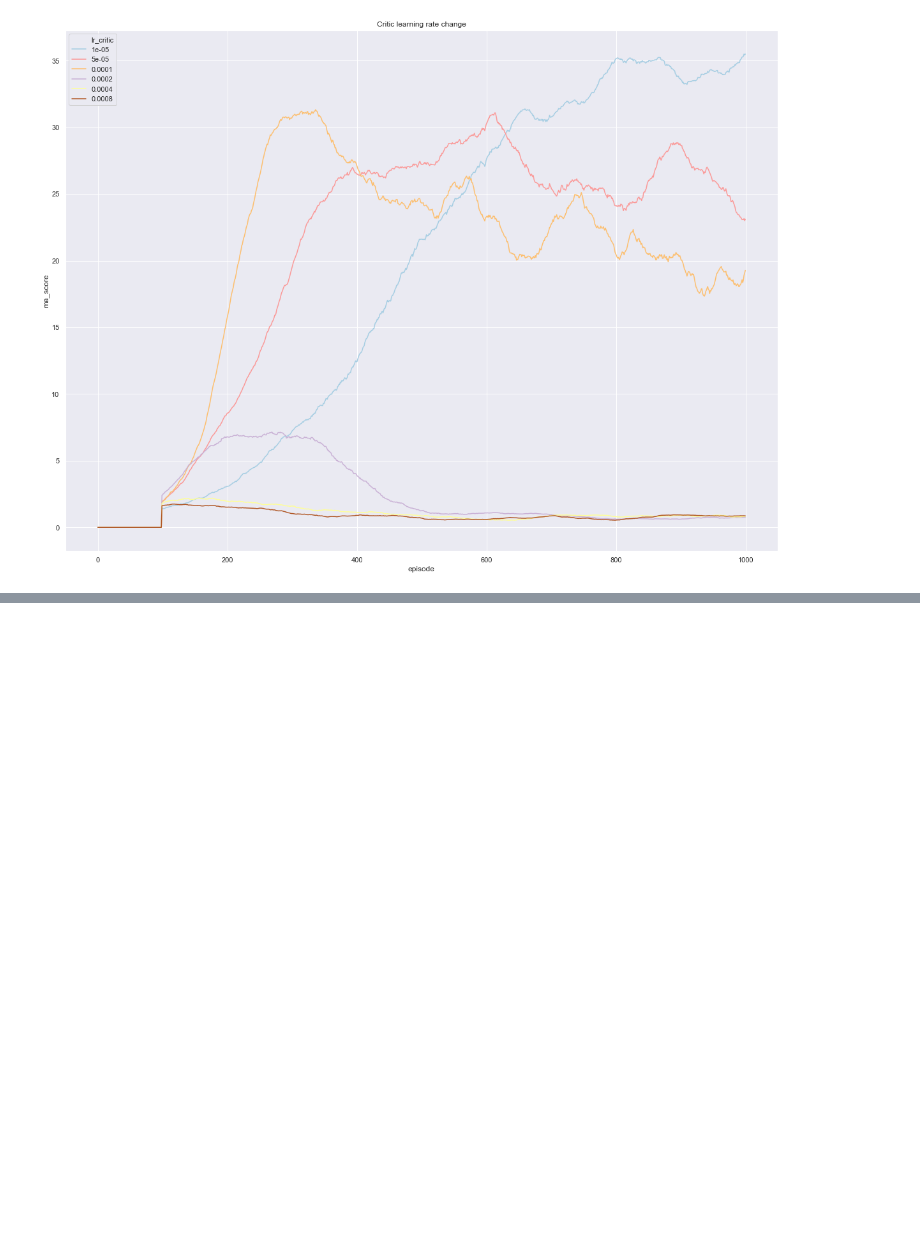
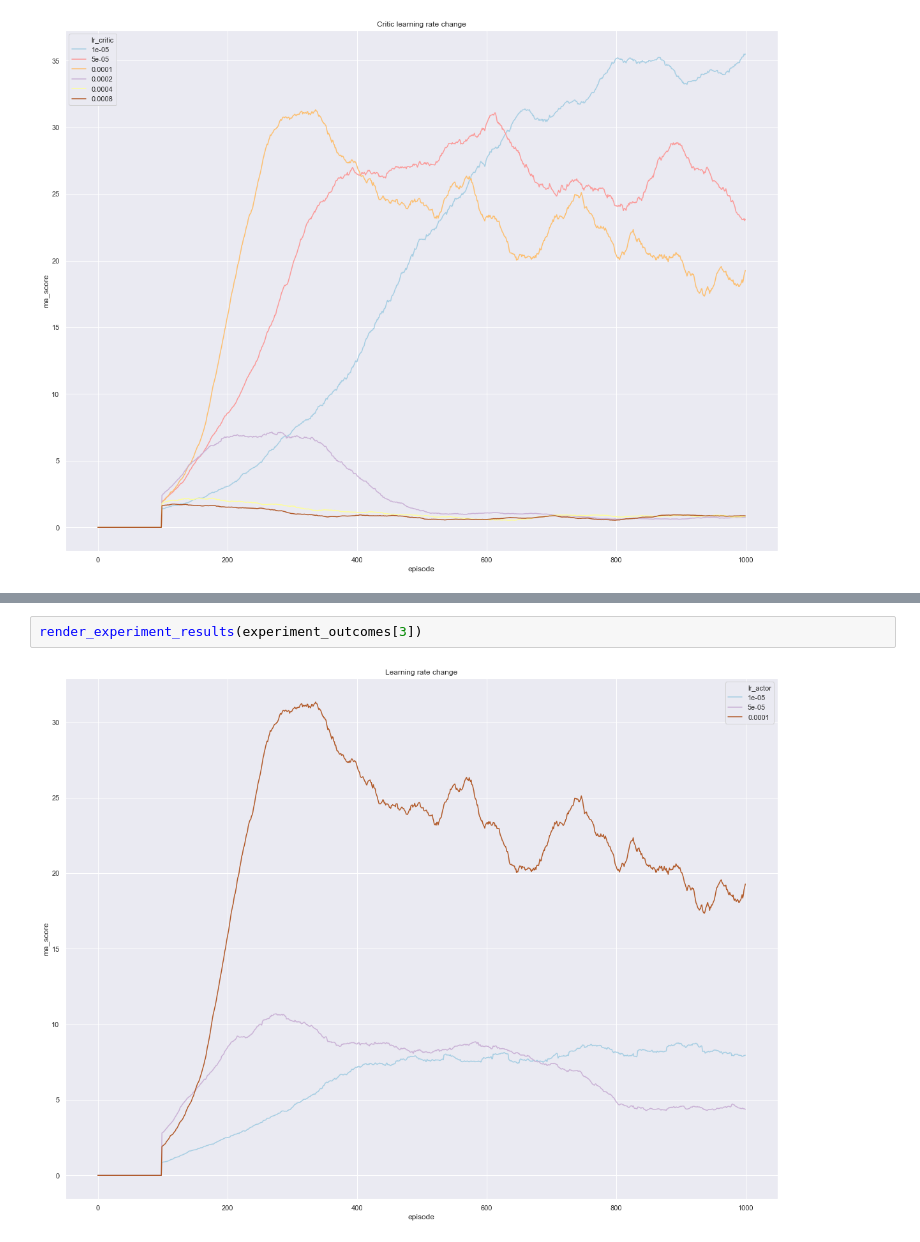
Before and after one commit to jezzarax/drlnd_p2_continuous, a Jupyter notebook: Hyperparameter_search_results_exploration.ipynb, the cells around one changed output, grey strips where cells are left out. Saved outputs shown, nothing was run; the diff lists cells and outputs as text; blank space fills up the shorter version.

Commit message:
Add more results for non-noisy single agent

```diff
--- a/Hyperparameter_search_results_exploration.ipynb
+++ b/Hyperparameter_search_results_exploration.ipynb
@@ -80,0 +81,4 @@ render_experiment_results(experiment_outcomes[2])
+# %%
+render_experiment_results(experiment_outcomes[3])
+# %% [output]
+[figure, added]
```
Also changed, not shown: parts of 3 cells of this notebook, 59 other files.
